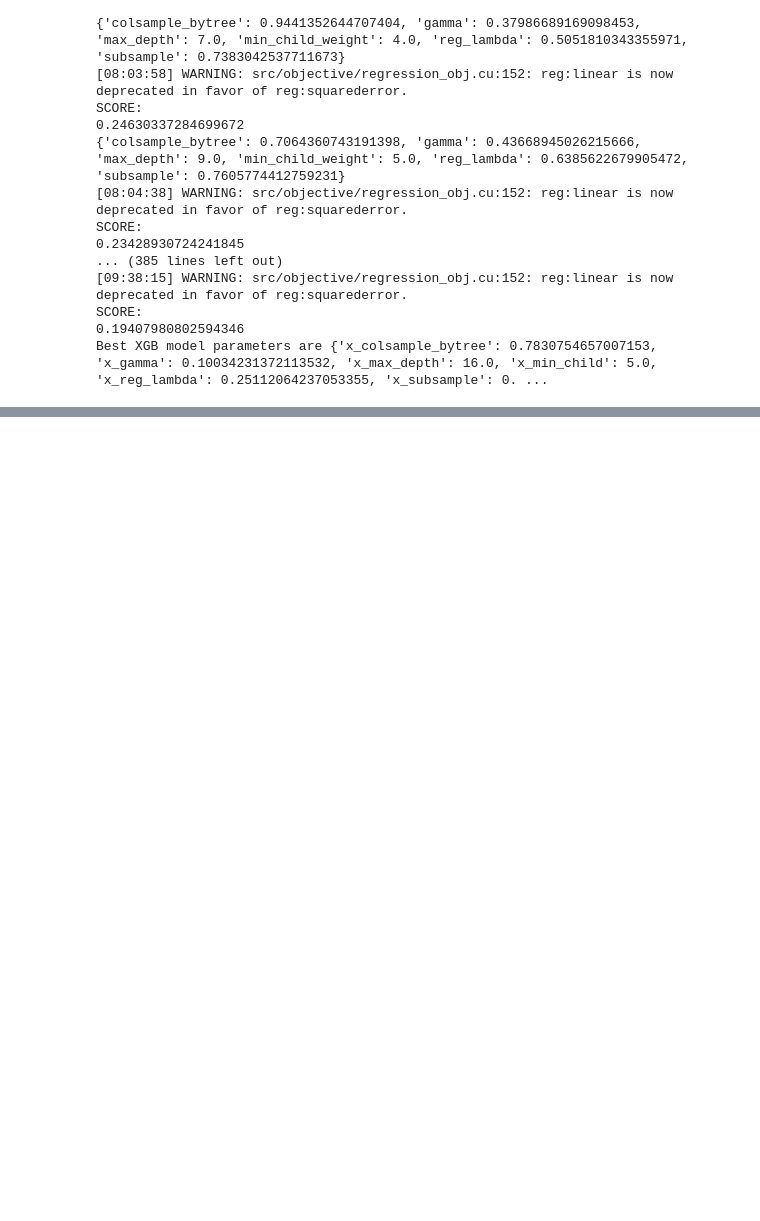
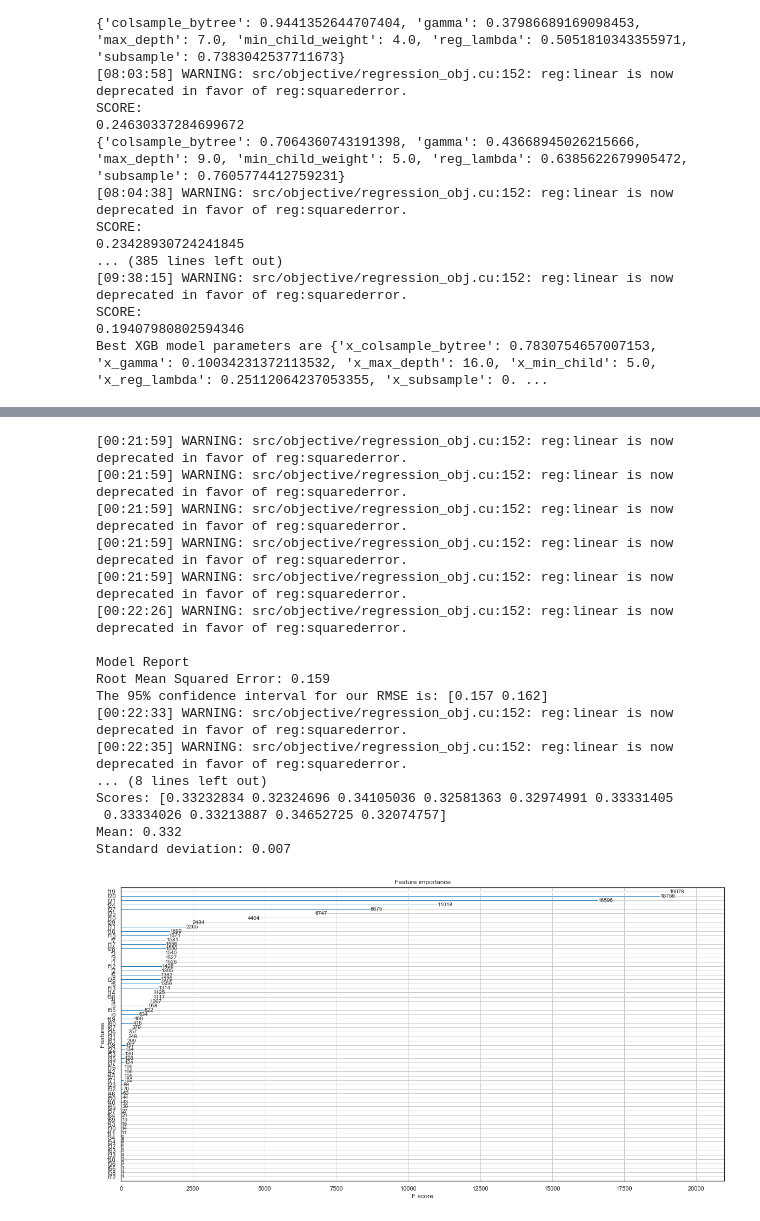
Before and after one commit to vbeohar/w207_spring2020_section4_aav, a Jupyter notebook: proj4.ipynb, the cells around one changed output, grey strips where cells are left out. Cells and saved outputs as stored; diff of their text form; code cells hidden in the pictures; blank space fills up the shorter version.

Commit message:
hyperopt customized xgboost params

```diff
--- a/proj4.ipynb
+++ b/proj4.ipynb
@@ -392,0 +409,79 @@ Standard deviation: 0.01
+# %%
+#Best XGB model parameters are
+#{'x_colsample_bytree': 0.7830754657007153,
+# 'x_gamma': 0.10034231372113532,
+# 'x_max_depth': 16.0, 'x_min_child': 5.0, 'x_reg_lambda': 0.25112064237053355, 'x_subsample': 0.8355055263119858}
+
+xgb_reg = xgb.XGBRegressor(colsample_bytree=0.7830754657007153, max_depth=16, n_estimators=100,
+                      learning_rate=0.05, gamma=0.10034231372113532,
+                      subsample=0.8355055263119858, min_child=5.0,
+                      reg_lambda=0.25112064237053355, n_jobs=12)
+
+xgb_param = xgb_reg.get_xgb_params()
+
+xgtrain = xgb.DMatrix(X_train_full, y_train_full)
+
+cvresult = xgb.cv(xgb_param, xgtrain, num_boost_round=xgb_reg.get_params()['n_estimators'], nfold=5,
+    metrics='rmse', early_stopping_rounds=50)#, show_progress=False)
+
+
+xgb_reg.set_params(n_estimators=cvresult.shape[0])
+
+xgb_reg.fit(X_train_full, y_train_full ,eval_metric='rmse')
+
+dtrain_predictions = xgb_reg.predict(X_dev)
+# dtrain_predprob = xgb_reg.predict_proba(X_dev)[:,1]
+
+
+#Print model report:
+print ("\nModel Report")
+# print ("Accuracy : %.4g" % metrics.accuracy_score(y_dev, dtrain_predictions))
+# print ("RMSE (Train): %f" % metrics.mean_squared_error(y_dev, dtrain_predprob))
+
+# metrics
+xgboost_RMSE = mean_squared_error(y_dev, dtrain_predictions, squared = False)
+print('Root Mean Squared Error:', round(xgboost_RMSE, 3))
+
+# confidence interval for RMSE
+xgb_ci = confidence_interval(0.95, dtrain_predictions, y_dev)
+print('The 95% confidence interval for our RMSE is:', np.round(xgb_ci, 3))
+
+# cross-val predictive power on dev data
+scores = cross_val_score(xgb_reg, X_test, y_test,
+                         scoring = "neg_mean_squared_error", # expects utility fx
+                         cv = 10) # 10 folds
+
+rmse_scores = np.sqrt(-scores) # sqrt for RMSE
+
+
+
+# display cross-validated RMSE
+display_scores(rmse_scores)
+
+# plot feature importance
+xgb.plot_importance(xgb_reg)
+plt.rcParams['figure.figsize'] = [100, 50]
+plt.show()
+
+# feat_imp = pd.Series(xgb_reg.booster().get_fscore()).sort_values(ascending=False)
+# feat_imp.plot(kind='bar', title='Feature Importances')
+# plt.ylabel('Feature Importance Score')
+# %% [output]
+[00:21:59] WARNING: src/objective/regression_obj.cu:152: reg:linear is now deprecated in favor of reg:squarederror.
+[00:21:59] WARNING: src/objective/regression_obj.cu:152: reg:linear is now deprecated in favor of reg:squarederror.
+[00:21:59] WARNING: src/objective/regression_obj.cu:152: reg:linear is now deprecated in favor of reg:squarederror.
+[00:21:59] WARNING: src/objective/regression_obj.cu:152: reg:linear is now deprecated in favor of reg:squarederror.
+[00:21:59] WARNING: src/objective/regression_obj.cu:152: reg:linear is now deprecated in favor of reg:squarederror.
+[00:22:26] WARNING: src/objective/regression_obj.cu:152: reg:linear is now deprecated in favor of reg:squarederror.
+
+Model Report
+Root Mean Squared Error: 0.159
+The 95% confidence interval for our RMSE is: [0.157 0.162]
+[00:22:33] WARNING: src/objective/regression_obj.cu:152: reg:linear is now deprecated in favor of reg:squarederror.
+[00:22:35] WARNING: src/objective/regression_obj.cu:152: reg:linear is now deprecated in favor of reg:squarederror.
+... (8 lines left out)
+Scores: [0.33232834 0.32324696 0.34105036 0.32581363 0.32974991 0.33331405
+ 0.33334026 0.33213887 0.34652725 0.32074757]
+Mean: 0.332
+Standard deviation: 0.007
+[figure, added]
```
Also changed, not shown: parts of 5 cells of this notebook.
